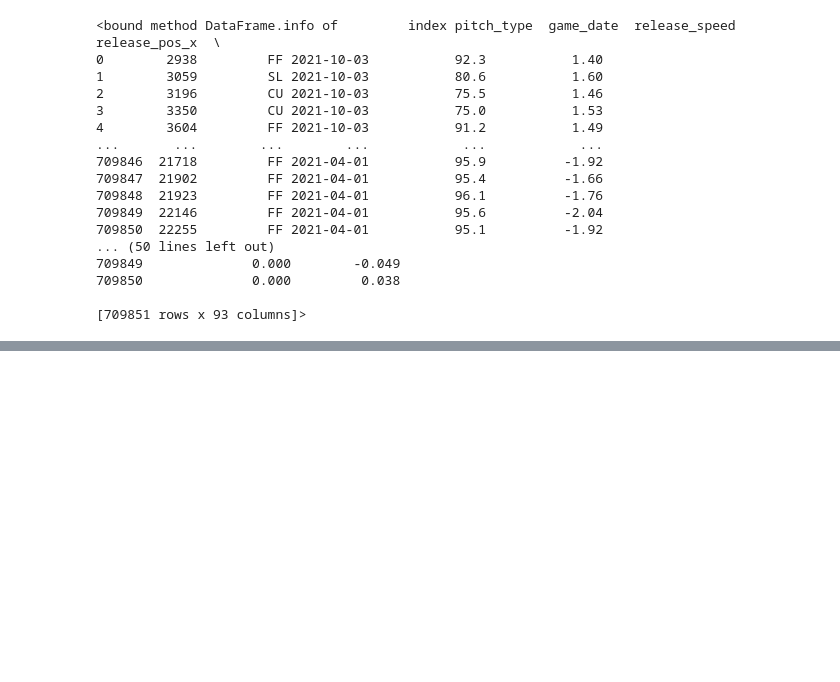
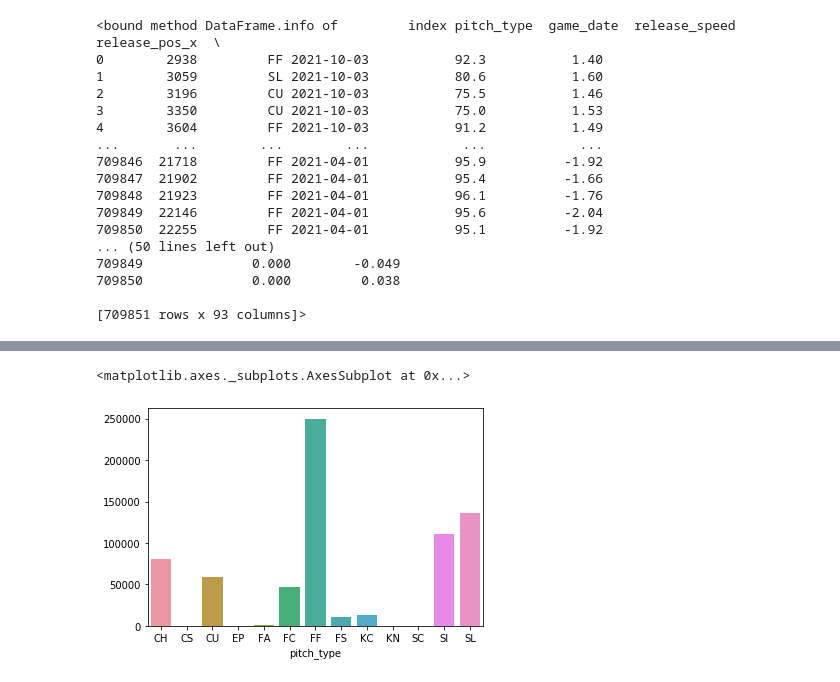
Before and after one commit to rudera/Pitches-from-2021-MLB-Season, a Jupyter notebook: mlb pitch.ipynb, the cells around one changed output, grey strips where cells are left out. Drawn from its saved outputs; the diff is of its cells as text; code cells hidden in the pictures; blank space fills up the shorter version.

Commit message:
Analysis of pitch usage, ff velo, and Shohei

```diff
--- a/mlb pitch.ipynb
+++ b/mlb pitch.ipynb
@@ -78,0 +82,4 @@ data.to_csv('MLB2021_Pitches.csv')
+# %%
+pitches = data.groupby(data['pitch_type'])
+pitch_types = pitches.count()['index']
+pitch_types
@@ -78,0 +102,5 @@ data.to_csv('MLB2021_Pitches.csv')
+# %%
+sns.barplot(pitch_types.index, pitch_types.values)
+# %% [output]
+<matplotlib.axes._subplots.AxesSubplot at 0x...>
+[figure, added]
```
Also changed, not shown: parts of 8 cells of this notebook.
